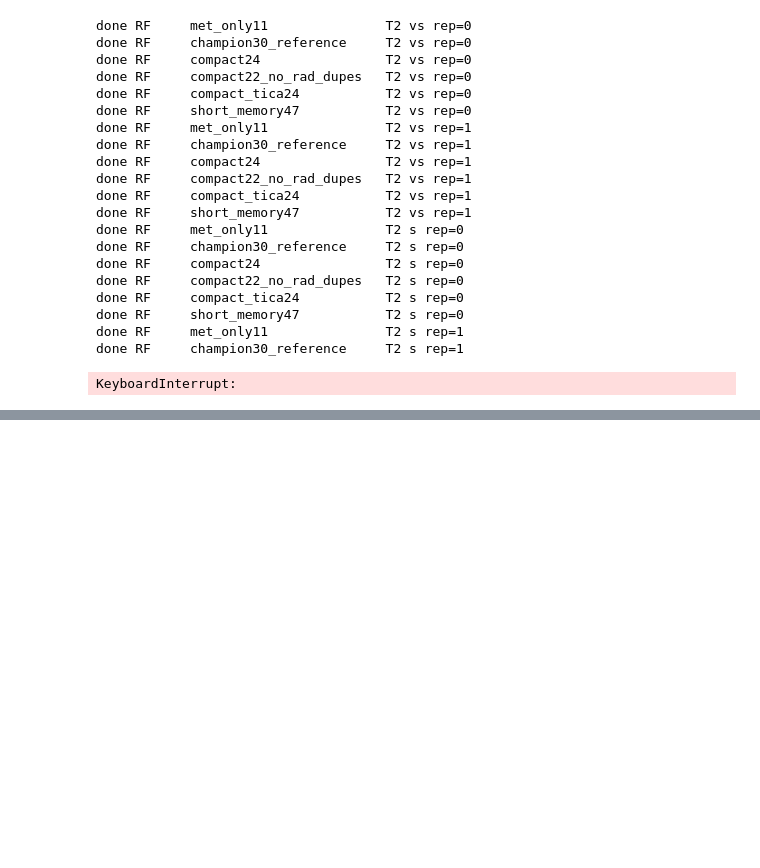
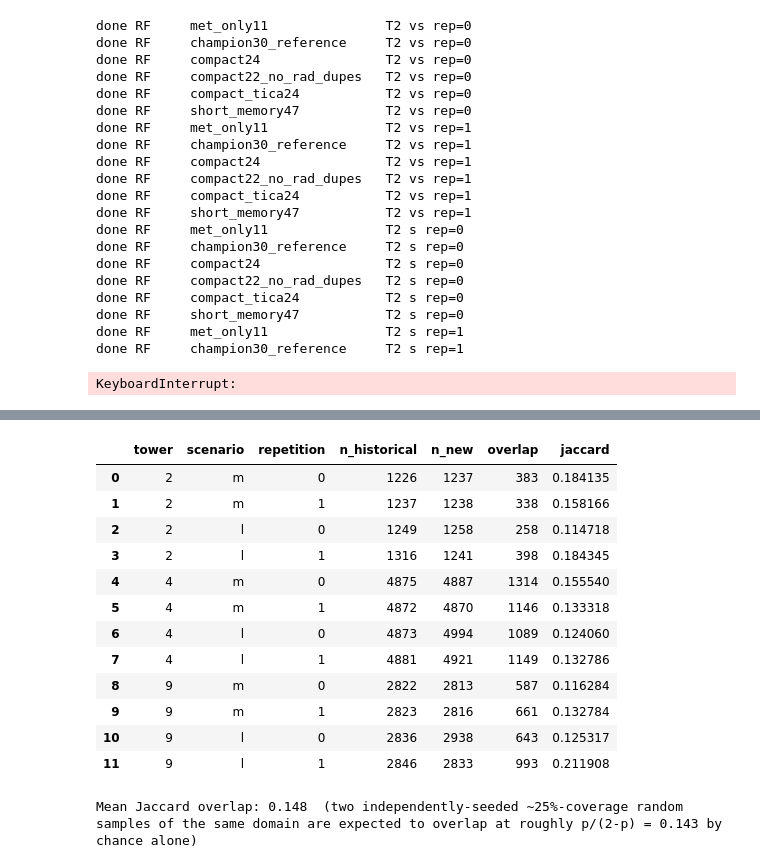
Before and after one commit to nicholas-tobias-00/COMP0191-Dissertation, a Jupyter notebook: notebooks/03c_gap_filling_revisited/temp_modeling_focus.ipynb, the cells around one changed output, grey strips where cells are left out. Drawn from its saved outputs; the diff is of its cells as text; code cells hidden in the pictures; blank space fills up the shorter version.

```diff
--- a/notebooks/03c_gap_filling_revisited/temp_modeling_focus.ipynb
+++ b/notebooks/03c_gap_filling_revisited/temp_modeling_focus.ipynb
@@ -1040,7 +1285,7 @@ from section5_gap_filling import (
 
 # Safe notebook defaults. Set RUN_SECTION5=True when ready to start the benchmark.
 # RECORD_QUALITY switches 2 -> 20 RF/MDS repetitions and 1 -> 5 TabICL repetitions.
-RUN_SECTION5 = True
+RUN_SECTION5 = False
 RUN_TABICL = False
 RECORD_QUALITY = False
 
@@ -1217,0 +1611,73 @@ if RUN_SECTION5:
+# %%
+from section5_gap_filling import calendar_gap_fold, stable_seed
+
+
+def insert_calendar_gaps_historical(df_qc, target, domain_mask, gap_hours, n_reps=2, seed=0, mask_fraction=0.25):
+    """Verbatim reproduction of temp_gap_filing_exploration.ipynb's insert_calendar_gaps (D-77/D-78),
+    kept here only for comparison -- not used anywhere in the Section 6 benchmark itself."""
+    dom_ts = df_qc.index[domain_mask]
+    valid = df_qc.loc[domain_mask, target].notna().values
+    n = len(dom_ts)
+    target_n = max(1, int(valid.sum() * mask_fraction))
+    rb = np.random.default_rng(seed)
+    reps = []
+    for _ in range(n_reps):
+        rng = np.random.default_rng(int(rb.integers(0, 2**31)))
+        occ = np.zeros(n, bool)
+        m = 0
+        for sp in rng.permutation(n):
+            if m >= target_n:
+                break
+            gh = int(rng.choice([1, 4, 32, 288])) if gap_hours == "mixed" else gap_hours
+            ep = min(int(sp) + gh, n)
+            if occ[sp:ep].any():
+                continue
+            occ[sp:ep] = True
+            m += int(valid[sp:ep].sum())
+        reps.append(dom_ts[occ & valid])
+    return reps
+
+
+overlap_rows = []
+for tower in TOWERS:
+    target = tower_hourly[tower]["target"]
+    domain_mask = np.ones(len(target), dtype=bool)
+    df_qc = pd.DataFrame({"target": target}, index=target.index)
+    for scenario_name, gap_hours in [("m", 32), ("l", 288)]:
+        historical_reps = insert_calendar_gaps_historical(df_qc, "target", domain_mask, gap_hours)
+        for rep in range(2):
+            new_seed = stable_seed(SECTION5_CONFIG.random_seed, tower, scenario_name, rep)
+            new_result = calendar_gap_fold(target, gap_hours, SECTION5_CONFIG.mask_fraction, new_seed)
+            hist_set = set(historical_reps[rep])
+            new_set = set(new_result.index)
+            overlap_rows.append({
+                "tower": tower, "scenario": scenario_name, "repetition": rep,
+                "n_historical": len(hist_set), "n_new": len(new_set),
+                "overlap": len(hist_set & new_set),
+                "jaccard": len(hist_set & new_set) / len(hist_set | new_set),
+            })
+
+SECTION5_GAP_OVERLAP_CHECK = pd.DataFrame(overlap_rows)
+display(SECTION5_GAP_OVERLAP_CHECK)
+expected_chance_jaccard = SECTION5_CONFIG.mask_fraction / (2 - SECTION5_CONFIG.mask_fraction)
+mean_jaccard = SECTION5_GAP_OVERLAP_CHECK["jaccard"].mean()
+print(
+    f"\nMean Jaccard overlap: {mean_jaccard:.3f}  "
+    f"(two independently-seeded ~{SECTION5_CONFIG.mask_fraction:.0%}-coverage random samples of the same "
+    f"domain are expected to overlap at roughly p/(2-p) = {expected_chance_jaccard:.3f} by chance alone)"
+)
+# %% [output]
+|  | tower | scenario | repetition | n_historical | n_new | overlap | jaccard |
+| 0 | 2 | m | 0 | 1226 | 1237 | 383 | 0.184135 |
+| 1 | 2 | m | 1 | 1237 | 1238 | 338 | 0.158166 |
+| 2 | 2 | l | 0 | 1249 | 1258 | 258 | 0.114718 |
+| 3 | 2 | l | 1 | 1316 | 1241 | 398 | 0.184345 |
+| 4 | 4 | m | 0 | 4875 | 4887 | 1314 | 0.155540 |
+| 5 | 4 | m | 1 | 4872 | 4870 | 1146 | 0.133318 |
+| 6 | 4 | l | 0 | 4873 | 4994 | 1089 | 0.124060 |
+| 7 | 4 | l | 1 | 4881 | 4921 | 1149 | 0.132786 |
+| 8 | 9 | m | 0 | 2822 | 2813 | 587 | 0.116284 |
+| 9 | 9 | m | 1 | 2823 | 2816 | 661 | 0.132784 |
+| 10 | 9 | l | 0 | 2836 | 2938 | 643 | 0.125317 |
+| 11 | 9 | l | 1 | 2846 | 2833 | 993 | 0.211908 |
+Mean Jaccard overlap: 0.148  (two independently-seeded ~25%-coverage random samples of the same domain are expected to overlap at roughly p/(2-p) = 0.143 by chance alone)
```
Also changed, not shown: parts of 26 cells of this notebook, 3 other files.
